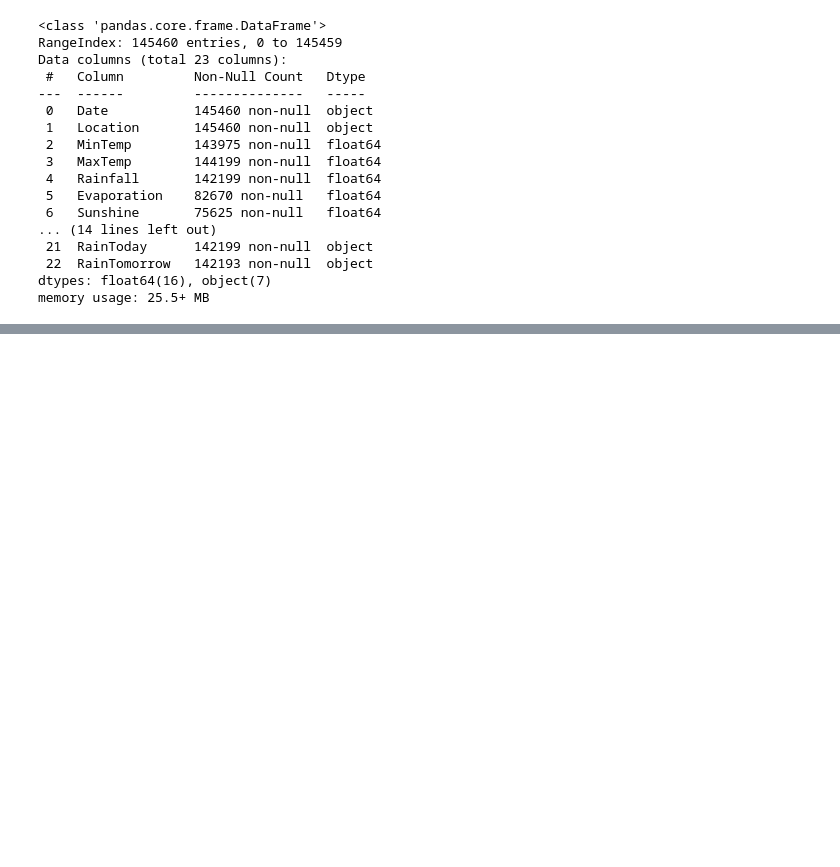
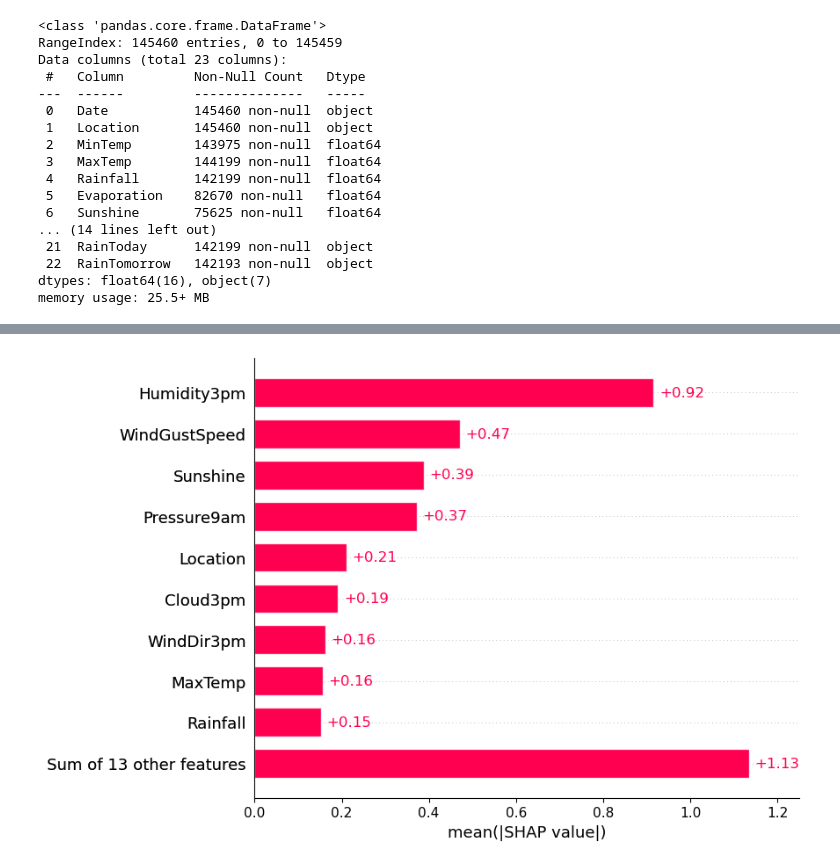
Before and after one commit to kateqwerty001/AutoML-Project2, a Jupyter notebook: just_notebook_to_check_functions.ipynb, the cells around one changed output, grey strips where cells are left out. Saved outputs shown, nothing was run; the diff lists cells and outputs as text; code cells hidden in the pictures; blank space fills up the shorter version.

```diff
--- a/just_notebook_to_check_functions.ipynb
+++ b/just_notebook_to_check_functions.ipynb
@@ -110,0 +135,9 @@ weighted avg       0.86      0.86      0.85     29087
+# %%
+import shap
+
+explainer = shap.Explainer(model, X_train)
+shap_values = explainer(X_train)
+
+shap.plots.bar(shap_values)
+# %% [output]
+[figure, added]
```
Also changed, not shown: parts of 10 cells of this notebook, 6 other files.
